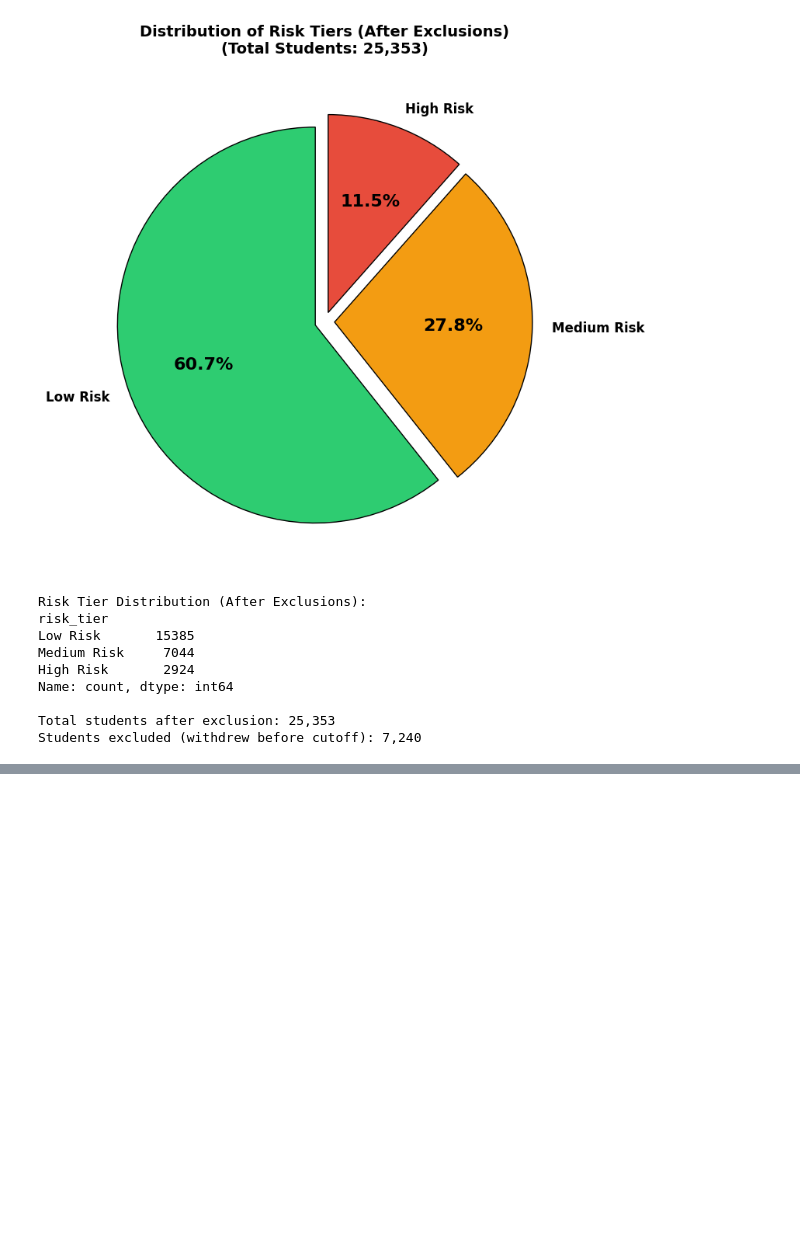
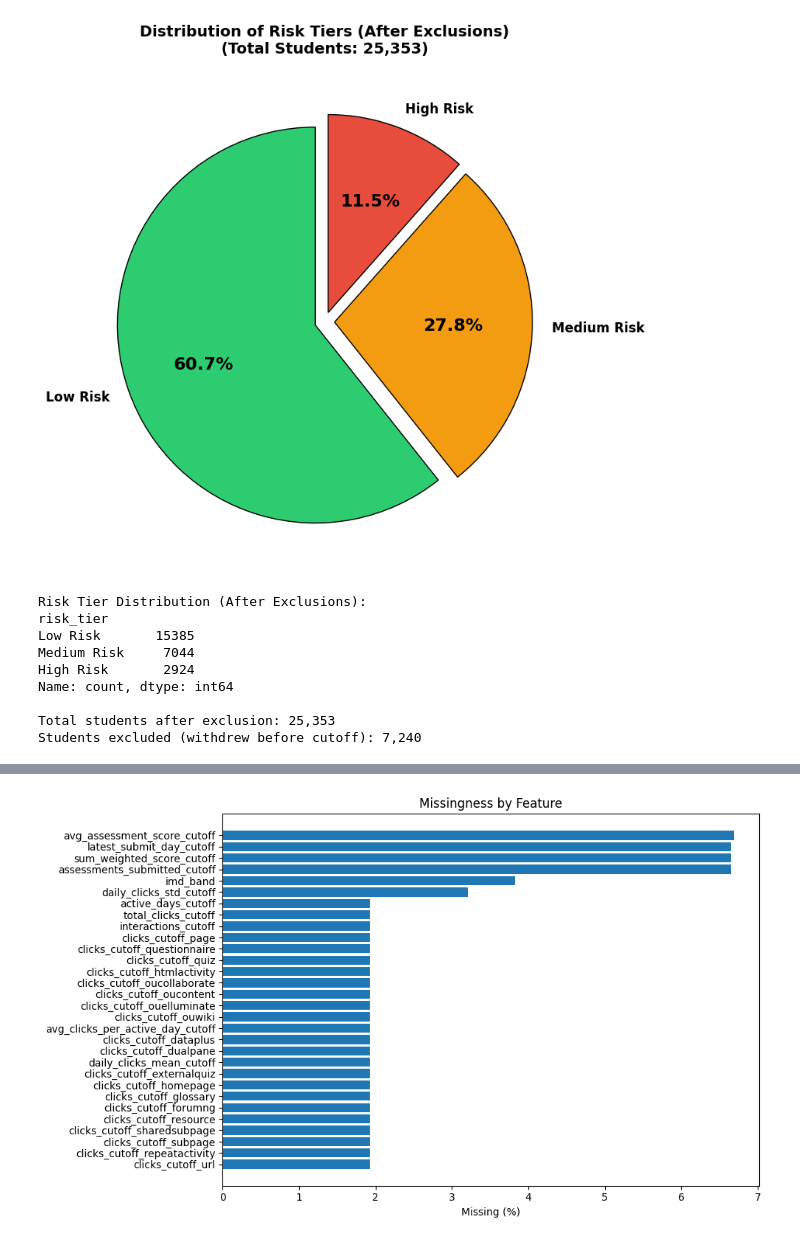
Before and after one commit to dataweby/ToU-Classification, a Jupyter notebook: notebooks/01_dataset_preprocessing.ipynb, the cells around one changed output, grey strips where cells are left out. Saved outputs shown, nothing was run; the diff lists cells and outputs as text; code cells hidden in the pictures; blank space fills up the shorter version.

```diff
--- a/notebooks/01_dataset_preprocessing.ipynb
+++ b/notebooks/01_dataset_preprocessing.ipynb
@@ -521,0 +773,20 @@ Students excluded (withdrew before cutoff): 7,240
+# %%
+# Merge demographic, assessment, and VLE features into final modeling table
+demographic_cols = [
+    "code_module", "code_presentation", "id_student",
+    "gender", "region", "highest_education", "imd_band", "age_band",
+    "num_of_prev_attempts", "studied_credits", "disability",
+    "risk_tier"
+]
+
+# Start with demographic features
+keep_cols = [c for c in demographic_cols if c in base.columns]
+df = base[keep_cols].copy()
+
+# Merge in assessment and VLE features
+df = df.merge(assess_feat, on=["code_module", "code_presentation", "id_student"], how="left")
+df = df.merge(vle_feat, on=["code_module", "code_presentation", "id_student"], how="left")
+
+# Fill NaN values in assessment and VLE features with 0 (indicating no activity)
+print("Model table shape:", df.shape)
+df.head()
@@ -521,0 +807,15 @@ Students excluded (withdrew before cutoff): 7,240
+# %%
+miss = df.isna().mean().sort_values(ascending=False) * 100
+miss_df = miss.rename("missing_pct").reset_index().rename(columns={"index": "feature"})
+miss_df.to_csv(TAB_DIR / "missingness_summary.csv", index=False)
+
+fig, ax = plt.subplots(figsize=(10, 6))
+top = miss_df.head(30)
+ax.barh(top["feature"][::-1], top["missing_pct"][::-1])
+ax.set_title("Missingness by Feature")
+ax.set_xlabel("Missing (%)")
+plt.tight_layout()
+plt.savefig(FIG_DIR / "visual_6_missingness.png", dpi=200)
+plt.show()
+# %% [output]
+[figure, added]
```
Also changed, not shown: parts of 18 cells of this notebook, 7 other files.
